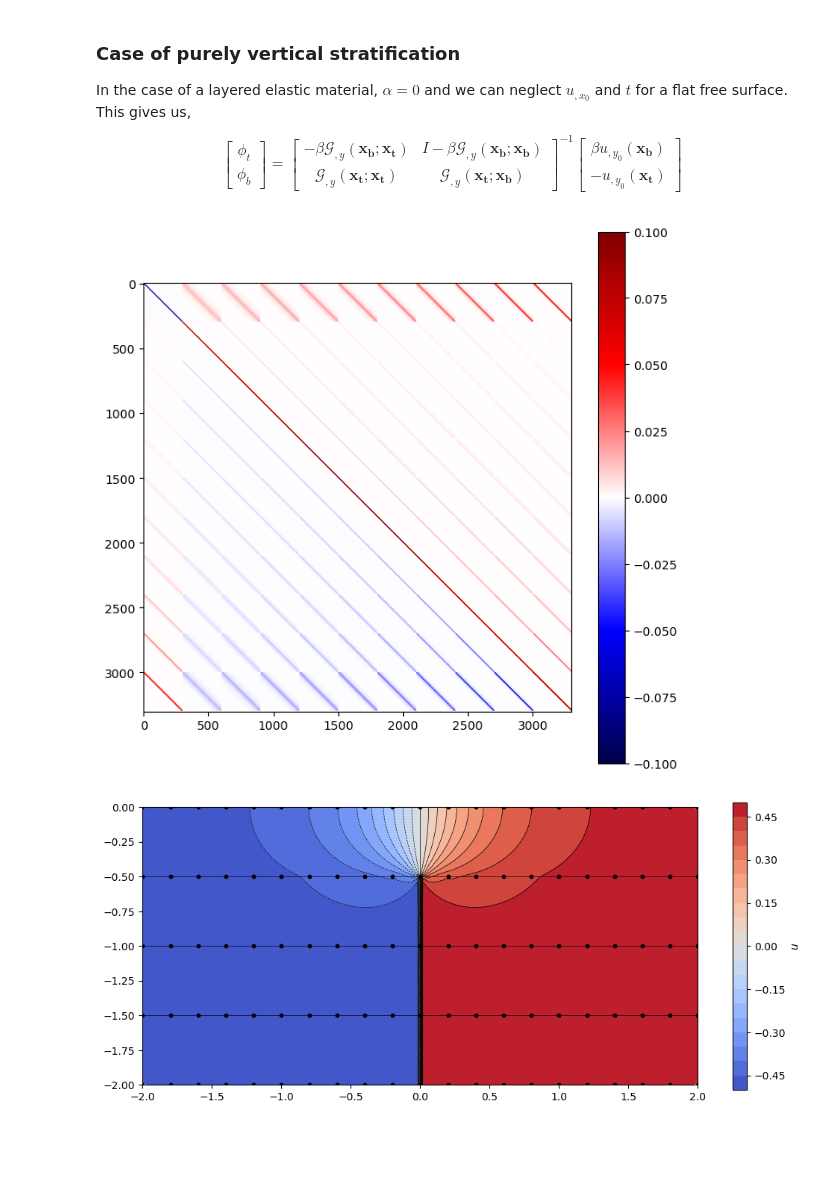
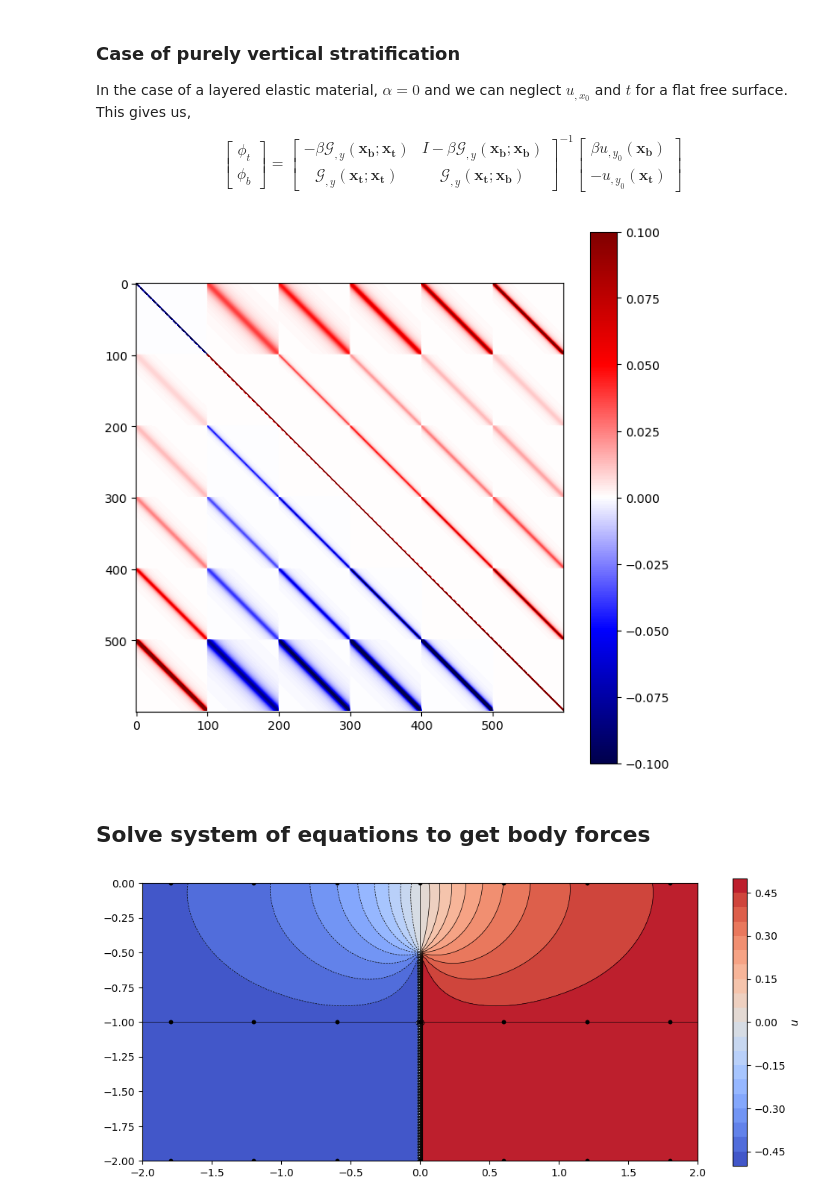
Before and after one commit to mallickrishg/bemcs, a Jupyter notebook: examples/antiplane/example_layeredmaterial_freesurface.ipynb, the cells around one changed output. Cells and saved outputs as stored; diff of their text form; code cells hidden in the pictures; blank space fills up the shorter version.

Commit message:
updated notebook with new structure of force kernel outputs

```diff
--- a/examples/antiplane/example_layeredmaterial_freesurface.ipynb
+++ b/examples/antiplane/example_layeredmaterial_freesurface.ipynb
@@ -47,7 +47,7 @@ For this problem we first setup the source we want to compute Greens Functions f
 # Elastic parameter (shear modulus)
 mu = 1.0
 Lscale = 30
-npts_layer = 301
+npts_layer = 101
 
 els_source = bemcs.initialize_els()
 els_topo = bemcs.initialize_els()
@@ -74,7 +74,7 @@ bemcs.standardize_els_geometry(els_topo, reorder=False)
 In this problem, we only consider vertical stratification, so $\mu_{,x} = 0$ and so $\alpha = 0$. The trick with computing $\beta$ is to consider step changes in elastic properties by using an asymptotic at a given $k^{th}$ interface i.e., $\beta_k = \frac{\mu_k-\mu_{k+1}}{\mu_{k+1}}$
 # %%
 # provide layered structure in terms of number of layers, location of layers (iterface with jump in μ), and μ values
-nlayers = 10
+nlayers = 5
 zlayer = np.linspace(-5, 0, nlayers + 1)[0:-1]
 mulayer = np.linspace(10, 1, nlayers + 1)
 # mulayer = np.array([10, 7, 4, 3, 2, 1])
@@ -232,53 +232,34 @@ I - \beta\mathcal{G}_{,y}(\mathbf{x_b};\mathbf{x_b})
 \end{bmatrix}
 $$
 # %%
-# compute els force kernels
+# compute els force kernels [Nobs x 2 x Nsources]
 K_sx, K_sy, _ = bemcs.get_displacement_stress_kernel_force_antiplane(xo, yo, els, mu)
 # construct constant kernels from linear kernels for this simple example
 # (σ = 2με, ε = grad(u)/2 i.e., du/dx = σ/μ)
-K_x = np.zeros((n_els, n_els))
-K_y = np.zeros((n_els, n_els))
-for i in range(n_els):
-    K_x[:, i] = K_sx[:, 2 * i] + K_sx[:, 2 * i + 1]
-    K_y[:, i] = K_sy[:, 2 * i] + K_sy[:, 2 * i + 1]
+
+K_x = np.sum(K_sx, axis=1)
+K_y = np.sum(K_sy, axis=1)
 
 kernel = np.vstack(
     [
         np.hstack([K_y[topoindex][:, topoindex], K_y[topoindex][:, ~topoindex]]),
         np.hstack(
             [
                 -np.repeat(beta.reshape(-1, 1), len(els_topo.x1), axis=1)
                 * K_y[~topoindex][:, topoindex],
                 np.eye(len(els_b.x1))
                 - np.repeat(beta.reshape(-1, 1), len(els_b.x1), axis=1)
                 * K_y[~topoindex][:, ~topoindex],
             ]
         ),
     ]
 )
 plt.figure(figsize=(8, 8))
 plt.imshow(kernel, cmap="seismic")
 plt.colorbar()
 plt.clim([-0.1, 0.1])
 plt.show()
-
-# solve system to get body forces
-rhsvec = np.vstack(
-    [-ey0[topoindex].reshape(-1, 1), (beta * ey0[~topoindex]).reshape(-1, 1)]
-)
-# print(np.linalg.cond(kernel))
-solvec = np.linalg.pinv(kernel) @ rhsvec
-
-# solve for purely topographic contribution
-toposolvec = np.linalg.pinv(K_y[topoindex][:, topoindex]) @ (
-    -ey0[topoindex].reshape(-1, 1)
-)
-
-# plt.figure()
-# plt.plot(els_topo.x_centers, solvec[topoindex], "o-")
-# plt.plot(els_topo.x_centers, toposolvec, "o")
-# plt.plot(els.x_centers[~topoindex], solvec[~topoindex], "k.")
-# plt.xlim([-5, 5])
-# plt.show()
 # %% [output]
-[figure, old version]
+[figure, new version]
+# %% [markdown]
+## Solve system of equations to get body forces
@@ -293,9 +293,8 @@ xo = x_obs.flatten().reshape(-1, 1)
 yo = y_obs.flatten().reshape(-1, 1)
 
 _, _, K_u = bemcs.get_displacement_stress_kernel_force_antiplane(xo, yo, els, mu)
-Ku = np.zeros((len(xo), n_els))
-for i in range(n_els):
-    Ku[:, i] = K_u[:, 2 * i] + K_u[:, 2 * i + 1]
+Ku = np.sum(K_u, axis=1)
+
 _, _, Ku0 = bemcs.get_displacement_stress_kernel_slip_antiplane(xo, yo, els_source, mu)
 # compute displacements
 u = Ku @ solvec + Ku0 @ quadcoefs.reshape(-1, 1)
@@ -330,7 +329,7 @@ plt.xlim([-2, 2])
 plt.ylim([-2, 0])
 plt.gca().set_aspect("equal", adjustable="box")
 # %% [output]
-[figure, old version]
+[figure, new version]
 # %%
 # plot 'u' only at the free surface
 surfaceindex = yo == 0
```
Also changed, not shown: parts of 3 cells of this notebook.
